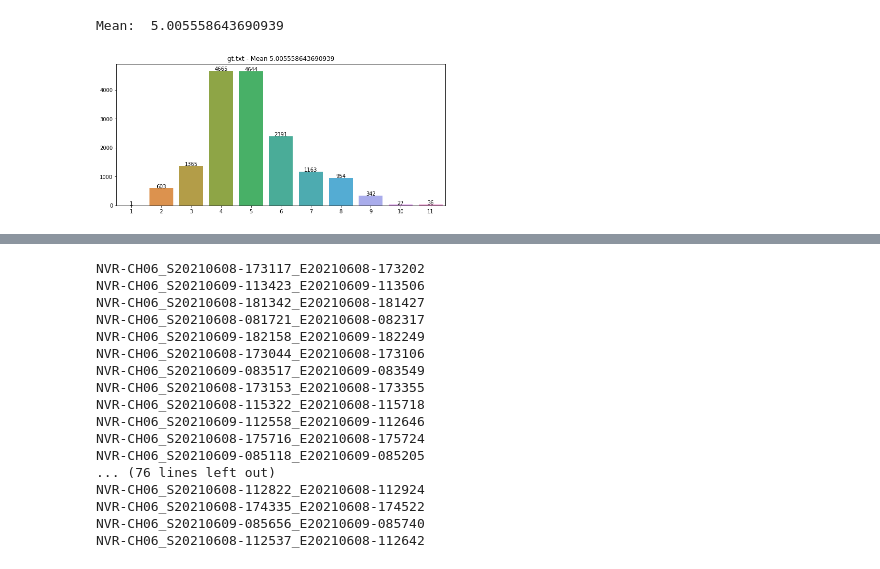
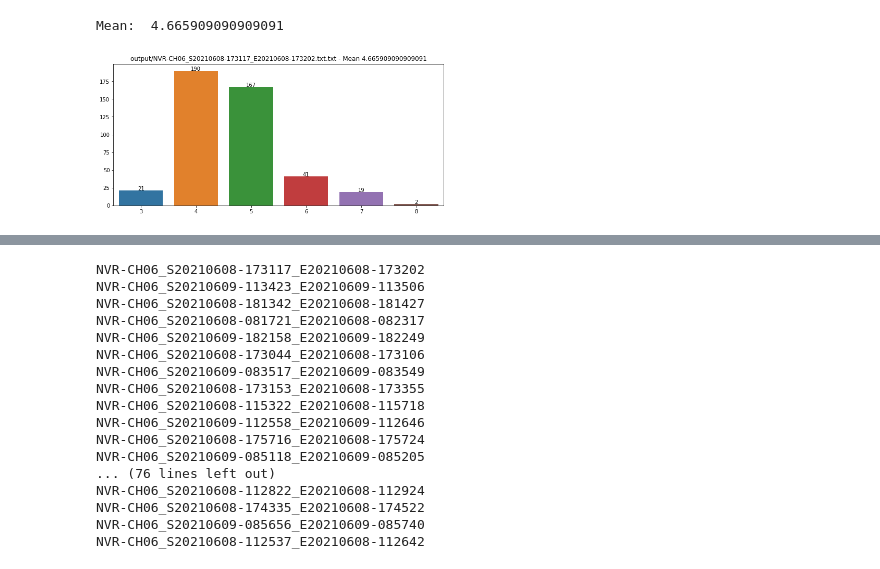
Before and after one commit to LeDuySon/Visualise-notebook, a Jupyter notebook: task-count-people.ipynb, the cells around one changed output, grey strips where cells are left out. Saved outputs shown, nothing was run; the diff lists cells and outputs as text; code cells hidden in the pictures.

```diff
--- a/task-count-people.ipynb
+++ b/task-count-people.ipynb
@@ -190,8 +176,8 @@ def vis_obj_count(files):
             else:
                 axes[i, j].set_axis_off()
     plt.show()
-# %%
-vis_obj_count("gt.txt")
-# %% [output]
-Mean:  5.005558643690939
-[figure, removed]
+# %%
+vis_obj_count("output/NVR-CH06_S20210608-173117_E20210608-173202.txt.txt", "static/ignore_region/CH06.json")
+# %% [output]
+Mean:  4.665909090909091
+[figure, added]
```
Also changed, not shown: parts of 17 cells of this notebook, 1 other file.
